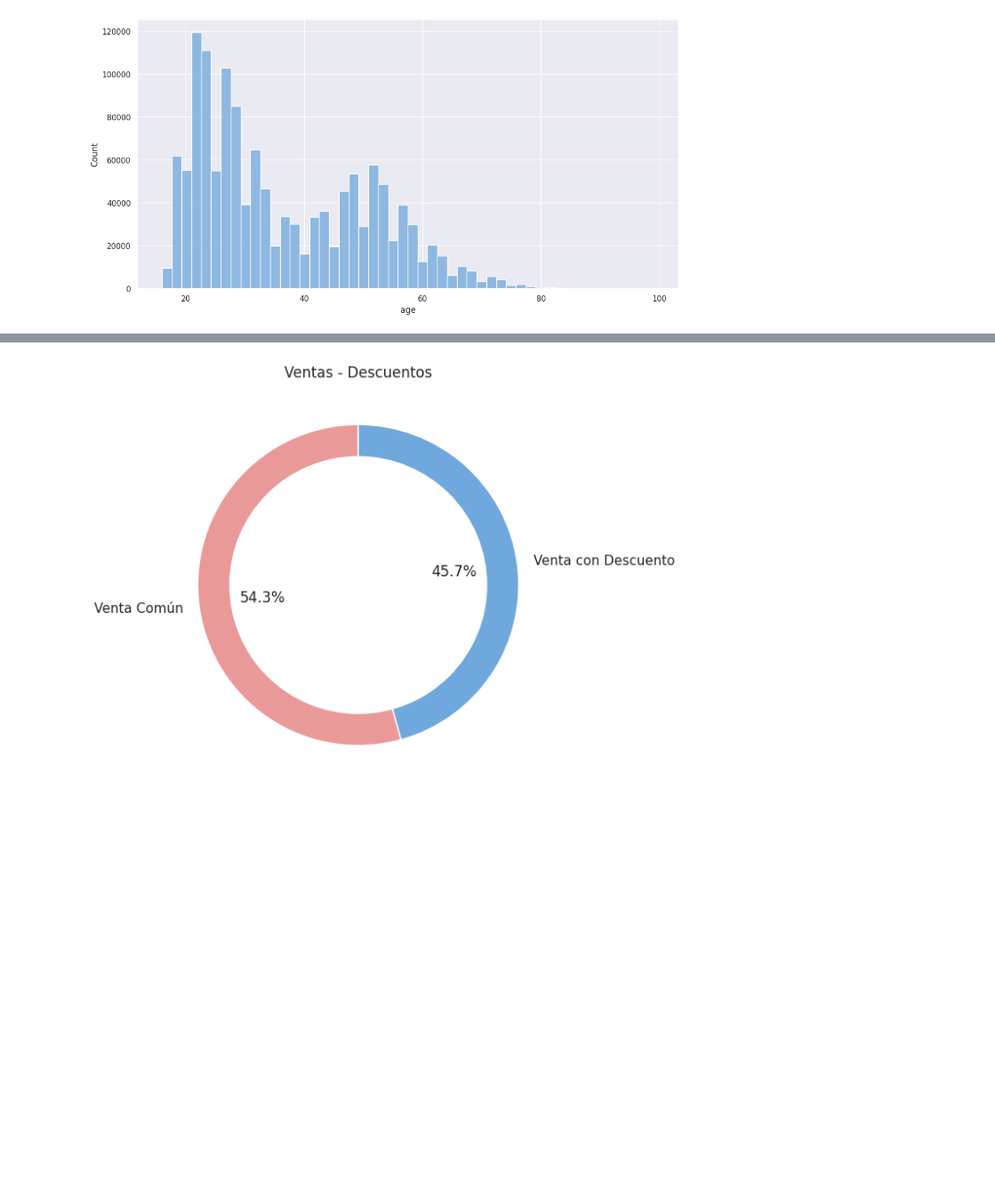
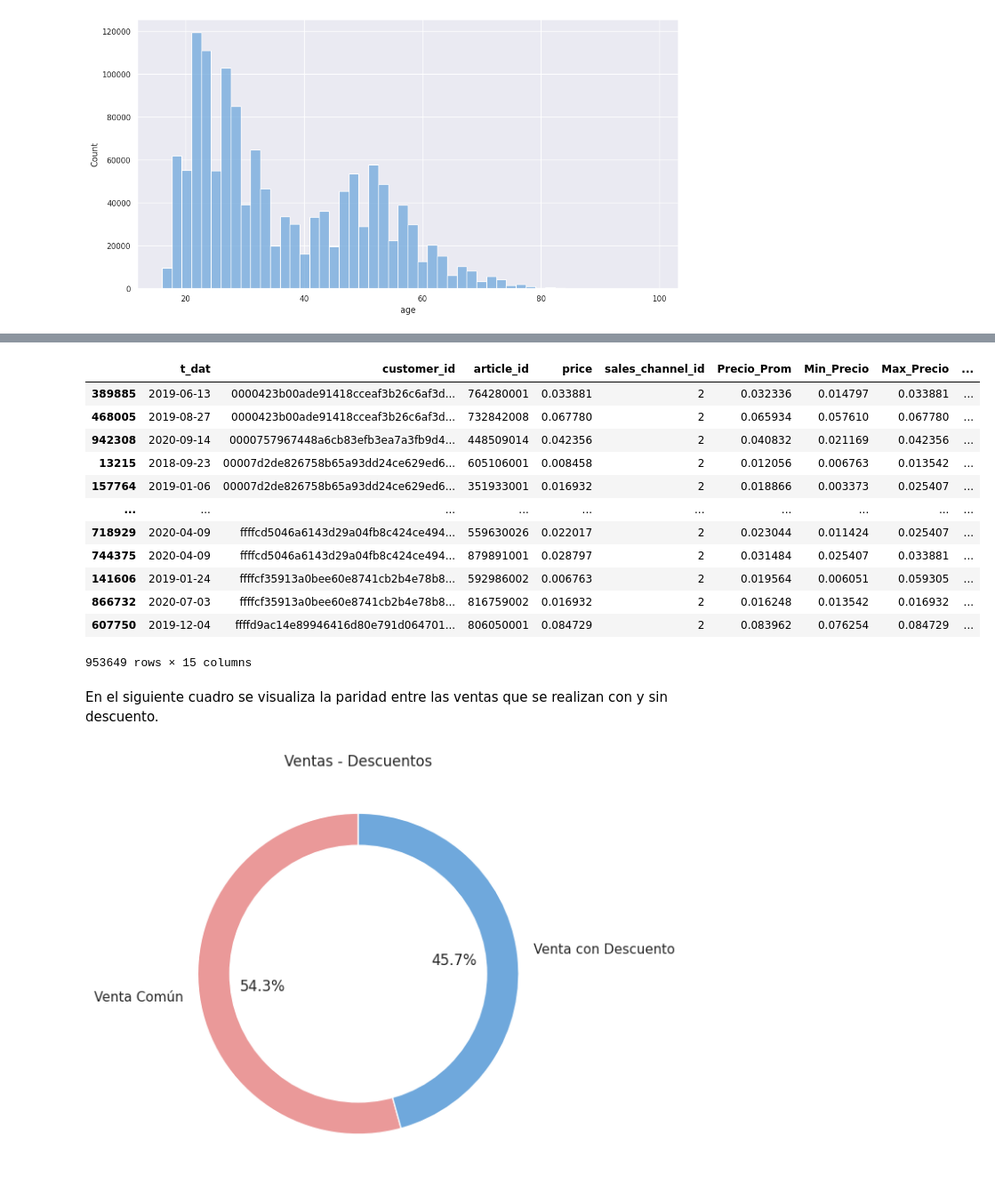
Before and after one commit to AndresPerelmuter/Time-Series---Recurrent-Neural-Networks, a Jupyter notebook: RNN.ipynb, the cells around one changed output, grey strips where cells are left out. Shown at 89% size. Saved outputs shown, nothing was run; the diff lists cells and outputs as text; code cells hidden in the pictures; blank space fills up the shorter version.

```diff
--- a/RNN.ipynb
+++ b/RNN.ipynb
@@ -561,7 +575,25 @@ plt.show()
+# %%
+transactions
+# %% [output]
+|  | t_dat | customer_id | article_id | price | sales_channel_id | Precio_Prom | Min_Precio | Max_Precio | ... |
+| 389885 | 2019-06-13 | 0000423b00ade91418cceaf3b26c6af3d... | 764280001 | 0.033881 | 2 | 0.032336 | 0.014797 | 0.033881 | ... |
+| 468005 | 2019-08-27 | 0000423b00ade91418cceaf3b26c6af3d... | 732842008 | 0.067780 | 2 | 0.065934 | 0.057610 | 0.067780 | ... |
+| 942308 | 2020-09-14 | 0000757967448a6cb83efb3ea7a3fb9d4... | 448509014 | 0.042356 | 2 | 0.040832 | 0.021169 | 0.042356 | ... |
+| 13215 | 2018-09-23 | 00007d2de826758b65a93dd24ce629ed6... | 605106001 | 0.008458 | 2 | 0.012056 | 0.006763 | 0.013542 | ... |
+| 157764 | 2019-01-06 | 00007d2de826758b65a93dd24ce629ed6... | 351933001 | 0.016932 | 2 | 0.018866 | 0.003373 | 0.025407 | ... |
+| ... | ... | ... | ... | ... | ... | ... | ... | ... | ... |
+| 718929 | 2020-04-09 | ffffcd5046a6143d29a04fb8c424ce494... | 559630026 | 0.022017 | 2 | 0.023044 | 0.011424 | 0.025407 | ... |
+| 744375 | 2020-04-09 | ffffcd5046a6143d29a04fb8c424ce494... | 879891001 | 0.028797 | 2 | 0.031484 | 0.025407 | 0.033881 | ... |
+| 141606 | 2019-01-24 | ffffcf35913a0bee60e8741cb2b4e78b8... | 592986002 | 0.006763 | 2 | 0.019564 | 0.006051 | 0.059305 | ... |
+| 866732 | 2020-07-03 | ffffcf35913a0bee60e8741cb2b4e78b8... | 816759002 | 0.016932 | 2 | 0.016248 | 0.013542 | 0.016932 | ... |
+| 607750 | 2019-12-04 | ffffd9ac14e89946416d80e791d064701... | 806050001 | 0.084729 | 2 | 0.083962 | 0.076254 | 0.084729 | ... |
+953649 rows × 15 columns
 # %%
 # Contar el número de cada tipo de venta
 sale_type_counts = transactions['sale_type'].value_counts().reset_index()
 sale_type_counts.columns = ['sale_type', 'count']
+# %% [markdown]
+En el siguiente cuadro se visualiza la paridad entre las ventas que se realizan con y sin descuento.
 # %%
 colors = ['#ea9999', '#6fa8dc']
 
```
Also changed, not shown: parts of 37 cells of this notebook.
